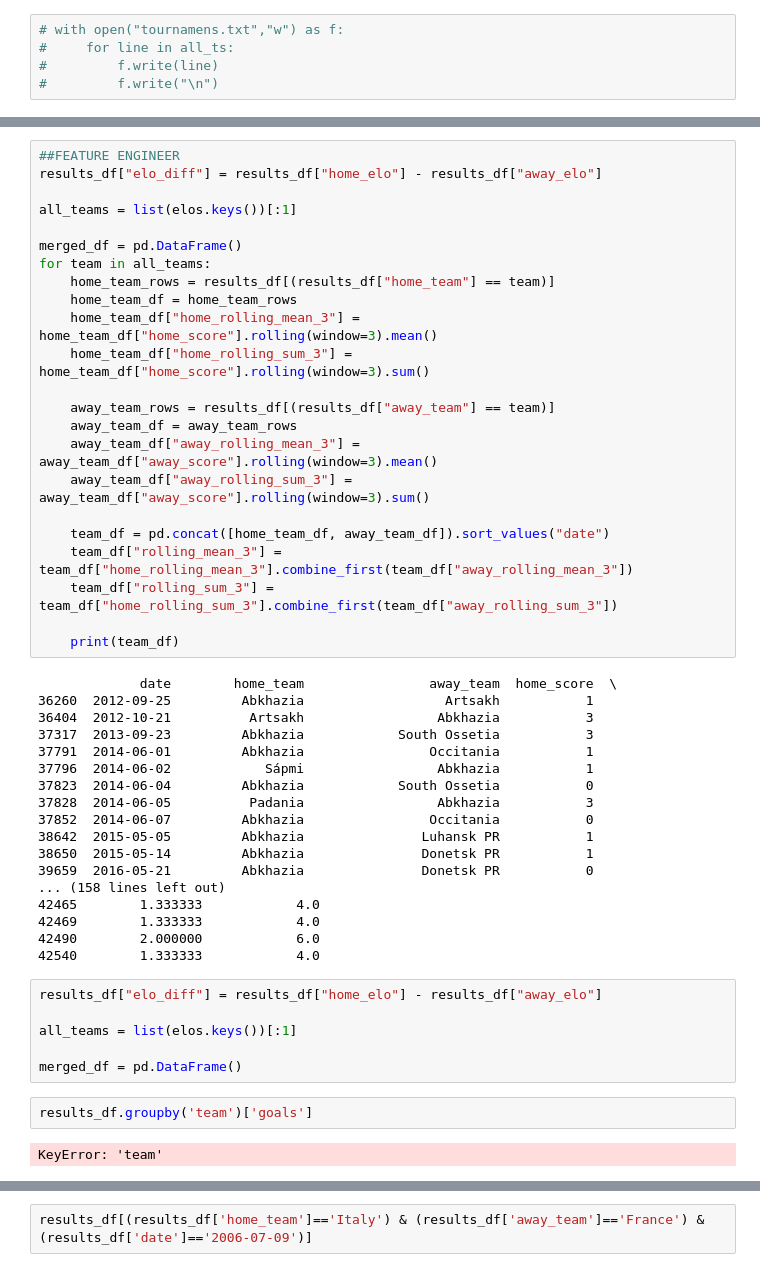
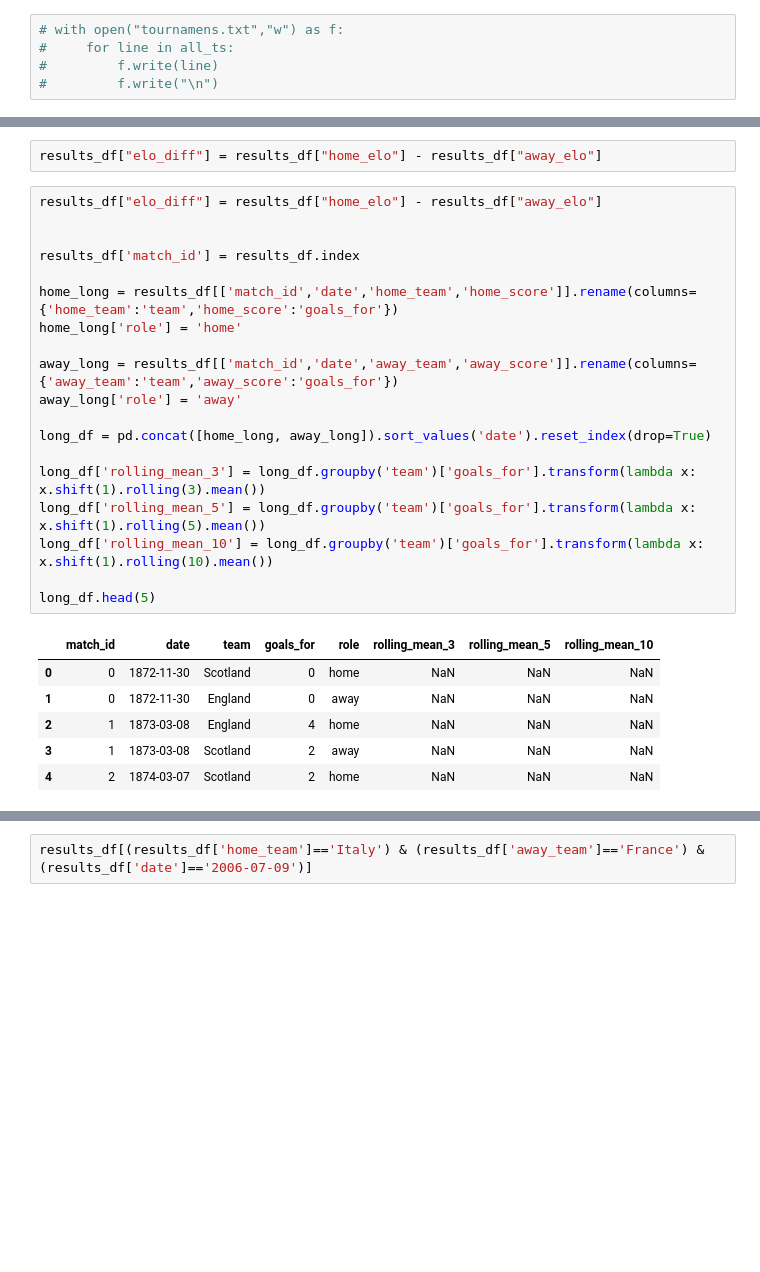
Before and after one commit to berkasin01/sandbox, a Jupyter notebook: football_scores/football.ipynb, the cells around one changed output, grey strips where cells are left out. Saved outputs shown, nothing was run; the diff lists cells and outputs as text; blank space fills up the shorter version.

```diff
--- a/football_scores/football.ipynb
+++ b/football_scores/football.ipynb
@@ -463,51 +447,28 @@ all_ts = list(results_df["tournament"].unique())
-# %%
-##FEATURE ENGINEER
-results_df["elo_diff"] = results_df["home_elo"] - results_df["away_elo"]
-
-all_teams = list(elos.keys())[:1]
-
-merged_df = pd.DataFrame()
-for team in all_teams:
-    home_team_rows = results_df[(results_df["home_team"] == team)]
-    home_team_df = home_team_rows
-    home_team_df["home_rolling_mean_3"] = home_team_df["home_score"].rolling(window=3).mean()
-    home_team_df["home_rolling_sum_3"] = home_team_df["home_score"].rolling(window=3).sum()
-
-    away_team_rows = results_df[(results_df["away_team"] == team)]
-    away_team_df = away_team_rows
-    away_team_df["away_rolling_mean_3"] = away_team_df["away_score"].rolling(window=3).mean()
-    away_team_df["away_rolling_sum_3"] = away_team_df["away_score"].rolling(window=3).sum()
-
-    team_df = pd.concat([home_team_df, away_team_df]).sort_values("date")
-    team_df["rolling_mean_3"] = team_df["home_rolling_mean_3"].combine_first(team_df["away_rolling_mean_3"])
-    team_df["rolling_sum_3"] = team_df["home_rolling_sum_3"].combine_first(team_df["away_rolling_sum_3"])
-
-    print(team_df)
-# %% [output]
-             date        home_team                away_team  home_score  \
-36260  2012-09-25         Abkhazia                  Artsakh           1
-36404  2012-10-21          Artsakh                 Abkhazia           3
-37317  2013-09-23         Abkhazia            South Ossetia           3
-37791  2014-06-01         Abkhazia                Occitania           1
-37796  2014-06-02            Sápmi                 Abkhazia           1
-37823  2014-06-04         Abkhazia            South Ossetia           0
-37828  2014-06-05          Padania                 Abkhazia           3
-37852  2014-06-07         Abkhazia                Occitania           0
-38642  2015-05-05         Abkhazia               Luhansk PR           1
-38650  2015-05-14         Abkhazia               Donetsk PR           1
-39659  2016-05-21         Abkhazia               Donetsk PR           0
-... (158 lines left out)
-42465        1.333333            4.0
-42469        1.333333            4.0
-42490        2.000000            6.0
-42540        1.333333            4.0
+# %%
+results_df["elo_diff"] = results_df["home_elo"] - results_df["away_elo"]
 # %%
 results_df["elo_diff"] = results_df["home_elo"] - results_df["away_elo"]
 
-all_teams = list(elos.keys())[:1]
 
-merged_df = pd.DataFrame()
+results_df['match_id'] = results_df.index
+
+home_long = results_df[['match_id','date','home_team','home_score']].rename(columns={'home_team':'team','home_score':'goals_for'})
+home_long['role'] = 'home'
+
+away_long = results_df[['match_id','date','away_team','away_score']].rename(columns={'away_team':'team','away_score':'goals_for'})
+away_long['role'] = 'away'
+
+long_df = pd.concat([home_long, away_long]).sort_values('date').reset_index(drop=True)
+
+long_df['rolling_mean_3'] = long_df.groupby('team')['goals_for'].transform(lambda x: x.shift(1).rolling(3).mean())
+long_df['rolling_mean_5'] = long_df.groupby('team')['goals_for'].transform(lambda x: x.shift(1).rolling(5).mean())
+long_df['rolling_mean_10'] = long_df.groupby('team')['goals_for'].transform(lambda x: x.shift(1).rolling(10).mean())
+
+long_df.head(5)
+# %% [output]
+|  | match_id | date | team | goals_for | role | rolling_mean_3 | rolling_mean_5 | rolling_mean_10 |
+| 0 | 0 | 1872-11-30 | Scotland | 0 | home | NaN | NaN | NaN |
+| 1 | 0 | 1872-11-30 | England | 0 | away | NaN | NaN | NaN |
+| 2 | 1 | 1873-03-08 | England | 4 | home | NaN | NaN | NaN |
+| 3 | 1 | 1873-03-08 | Scotland | 2 | away | NaN | NaN | NaN |
+| 4 | 2 | 1874-03-07 | Scotland | 2 | home | NaN | NaN | NaN |
-# %%
-results_df.groupby('team')['goals']
-# %% [output]
-KeyError: 'team'
```
Also changed, not shown: parts of 5 cells of this notebook.
